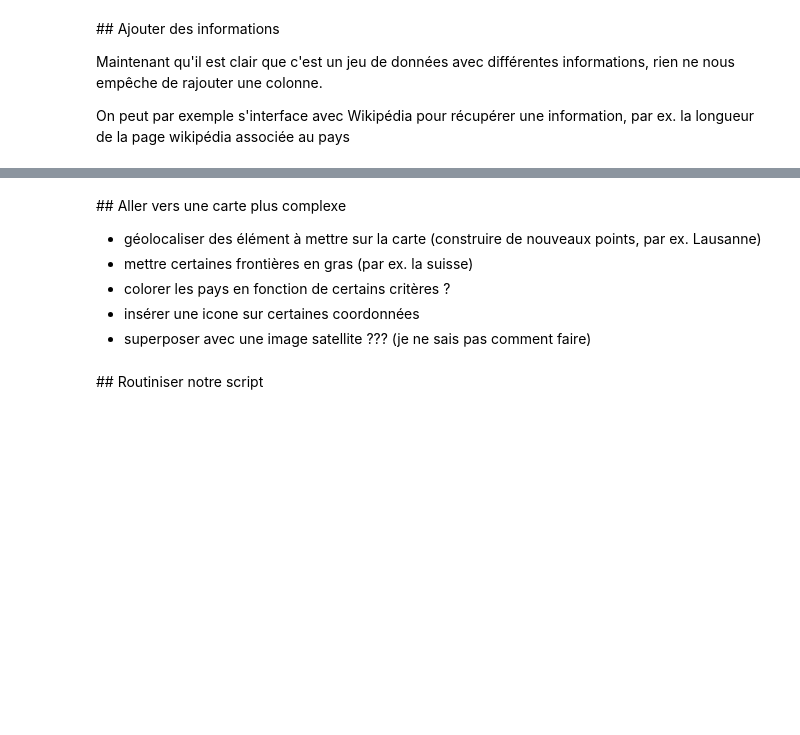
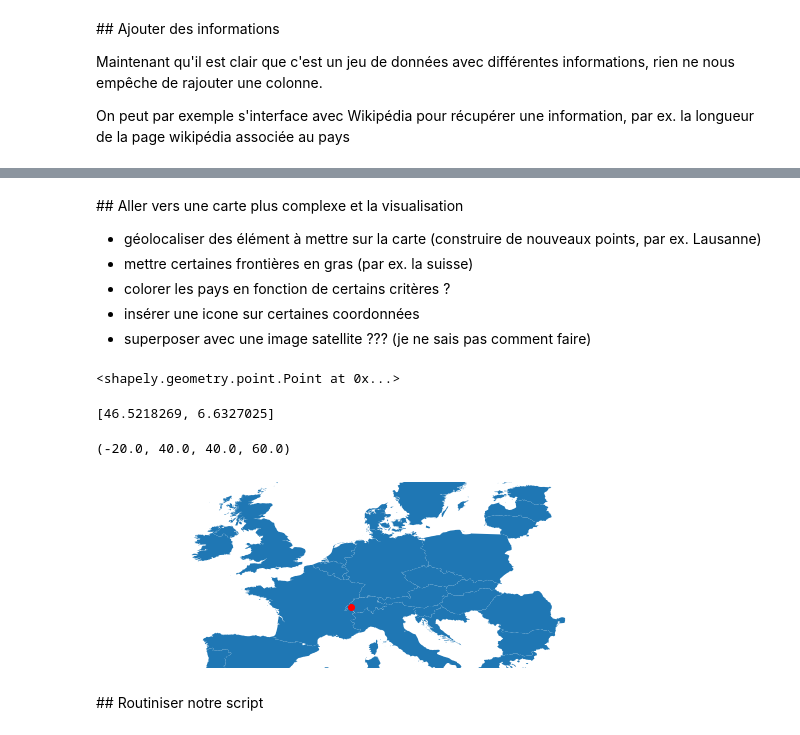
Before and after one commit to pyshs/Formation-UNIL-2021-printemps, a Jupyter notebook: Séance 6 - Données géographiques avec Pandas.ipynb, the cells around one changed output, grey strips where cells are left out. Cells and saved outputs as stored; diff of their text form; code cells hidden in the pictures; blank space fills up the shorter version.

Commit message:
données carte

```diff
--- a/Séance 6 - Données géographiques avec Pandas.ipynb
+++ b/Séance 6 - Données géographiques avec Pandas.ipynb
@@ -233,5 +261,5 @@ import wikipedia
 # %% [markdown]
-## Aller vers une carte plus complexe
+## Aller vers une carte plus complexe et la visualisation
 
 - géolocaliser des élément à mettre sur la carte (construire de nouveaux points, par ex. Lausanne)
 - mettre certaines frontières en gras (par ex. la suisse)
@@ -240,6 +268,27 @@ import wikipedia
 - superposer avec une image satellite ??? (je ne sais pas comment faire)
 # %%
 import geocoder
+# %%
+req = geocoder.osm("Lausanne, Suisse")
+# %%
+Point(req.latlng)
+# %% [output]
+<shapely.geometry.point.Point at 0x...>
+# %%
+req.latlng
+# %% [output]
+[46.5218269, 6.6327025]
+# %%
+import matplotlib.pyplot as plt
+fig,ax = plt.subplots(figsize=(10,10))
+europe_mod.plot(ax=ax)
+plt.plot(req.latlng[1],req.latlng[0],"ro")
+plt.xlim(-20,40)
+plt.ylim(40,60)
+plt.axis(False)
+# %% [output]
+(-20.0, 40.0, 40.0, 60.0)
+[figure, added]
 # %% [markdown]
 ## Routiniser notre script
 # %% [markdown]
```
Also changed, not shown: parts of 7 cells of this notebook, 1 other file.
